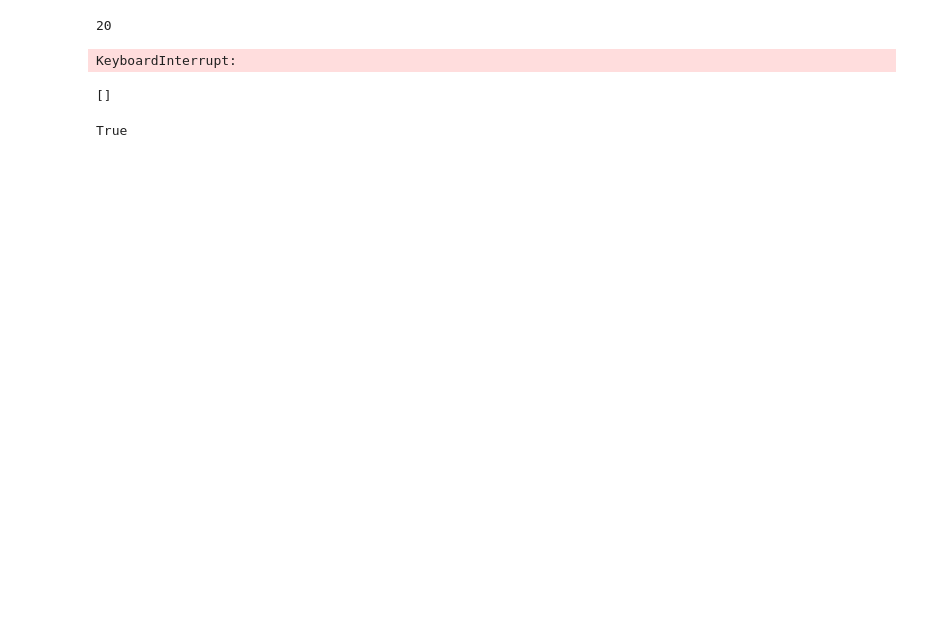
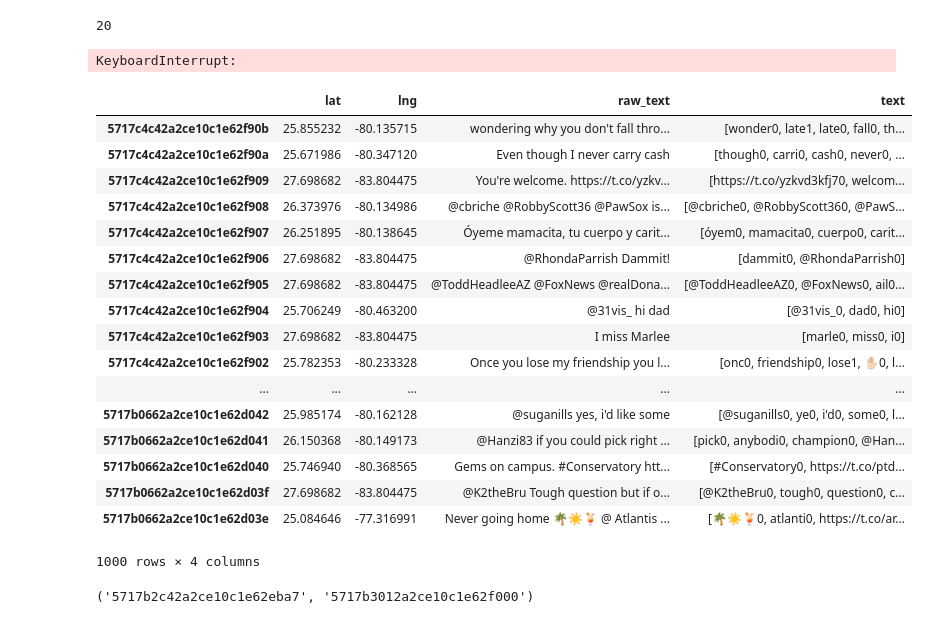
Before and after one commit to nicolas-ivanov/SpatialTextualJoins, a Jupyter notebook: explanation.ipynb, the cells around one changed output. Drawn from its saved outputs; the diff is of its cells as text; code cells hidden in the pictures; blank space fills up the shorter version.

```diff
--- a/explanation.ipynb
+++ b/explanation.ipynb
@@ -13,10 +16,9 @@ df = prepare_data('data/miami1000.pkl')
 inverted_file = get_inverted_file(df)
 # %%
 res = ppjoin(df, inverted_file, 0.5)
+len(res)
+# %% [output]
+20
-# %%
-len(res)
-# %% [output]
-20
 # %%
 i = 0
 for i1 in xrange(df.index.values.shape[0]-1):
@@ -29,11 +33,28 @@ for i1 in xrange(df.index.values.shape[0]-1):
             i += 1
 # %% [output]
 KeyboardInterrupt:
-# %%
-jaccard_similarity([],[])
-# %% [output]
-[]
-# %%
-len(a) == 0:
-# %% [output]
-True
+# %%
+df
+# %% [output]
+|  | lat | lng | raw_text | text |
+| 5717c4c42a2ce10c1e62f90b | 25.855232 | -80.135715 | wondering why you don't fall thro... | [wonder0, late1, late0, fall0, th... |
+| 5717c4c42a2ce10c1e62f90a | 25.671986 | -80.347120 | Even though I never carry cash | [though0, carri0, cash0, never0, ... |
+| 5717c4c42a2ce10c1e62f909 | 27.698682 | -83.804475 | You're welcome. https://t.co/yzkv... | [https://t.co/yzkvd3kfj70, welcom... |
+| 5717c4c42a2ce10c1e62f908 | 26.373976 | -80.134986 | @cbriche @RobbyScott36 @PawSox is... | [@cbriche0, @RobbyScott360, @PawS... |
+| 5717c4c42a2ce10c1e62f907 | 26.251895 | -80.138645 | Óyeme mamacita, tu cuerpo y carit... | [óyem0, mamacita0, cuerpo0, carit... |
+| 5717c4c42a2ce10c1e62f906 | 27.698682 | -83.804475 | @RhondaParrish Dammit! | [dammit0, @RhondaParrish0] |
+| 5717c4c42a2ce10c1e62f905 | 27.698682 | -83.804475 | @ToddHeadleeAZ @FoxNews @realDona... | [@ToddHeadleeAZ0, @FoxNews0, ail0... |
+| 5717c4c42a2ce10c1e62f904 | 25.706249 | -80.463200 | @31vis_ hi dad | [@31vis_0, dad0, hi0] |
+| 5717c4c42a2ce10c1e62f903 | 27.698682 | -83.804475 | I miss Marlee | [marle0, miss0, i0] |
+| 5717c4c42a2ce10c1e62f902 | 25.782353 | -80.233328 | Once you lose my friendship you l... | [onc0, friendship0, lose1, ✋🏻0, l... |
+| ... | ... | ... | ... | ... |
+| 5717b0662a2ce10c1e62d042 | 25.985174 | -80.162128 | @suganills yes, i'd like some | [@suganills0, ye0, i'd0, some0, l... |
+| 5717b0662a2ce10c1e62d041 | 26.150368 | -80.149173 | @Hanzi83 if you could pick right ... | [pick0, anybodi0, champion0, @Han... |
+| 5717b0662a2ce10c1e62d040 | 25.746940 | -80.368565 | Gems on campus. #Conservatory htt... | [#Conservatory0, https://t.co/ptd... |
+| 5717b0662a2ce10c1e62d03f | 27.698682 | -83.804475 | @K2theBru Tough question but if o... | [@K2theBru0, tough0, question0, c... |
+| 5717b0662a2ce10c1e62d03e | 25.084646 | -77.316991 | Never going home 🌴☀️🍹 @ Atlantis ... | [🌴☀️🍹0, atlanti0, https://t.co/ar... |
+1000 rows × 4 columns
+# %%
+res.keys()[0]
+# %% [output]
+('5717b2c42a2ce10c1e62eba7', '5717b3012a2ce10c1e62f000')
```
Also changed, not shown: parts of 3 cells of this notebook, 4 other files.
